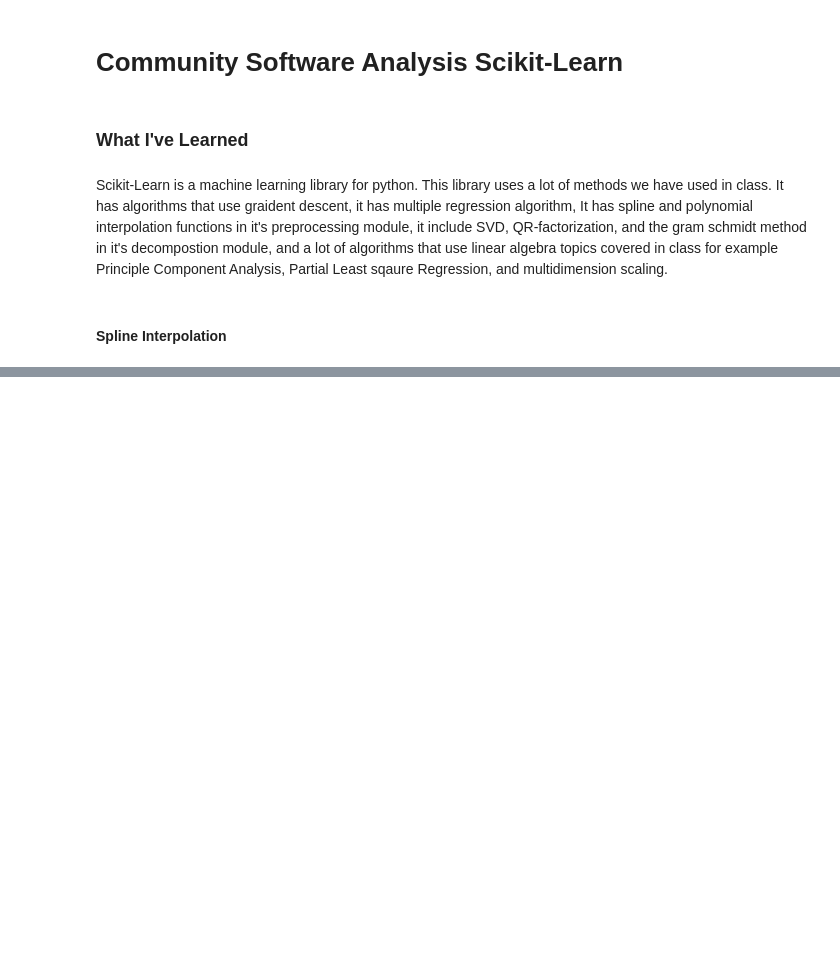
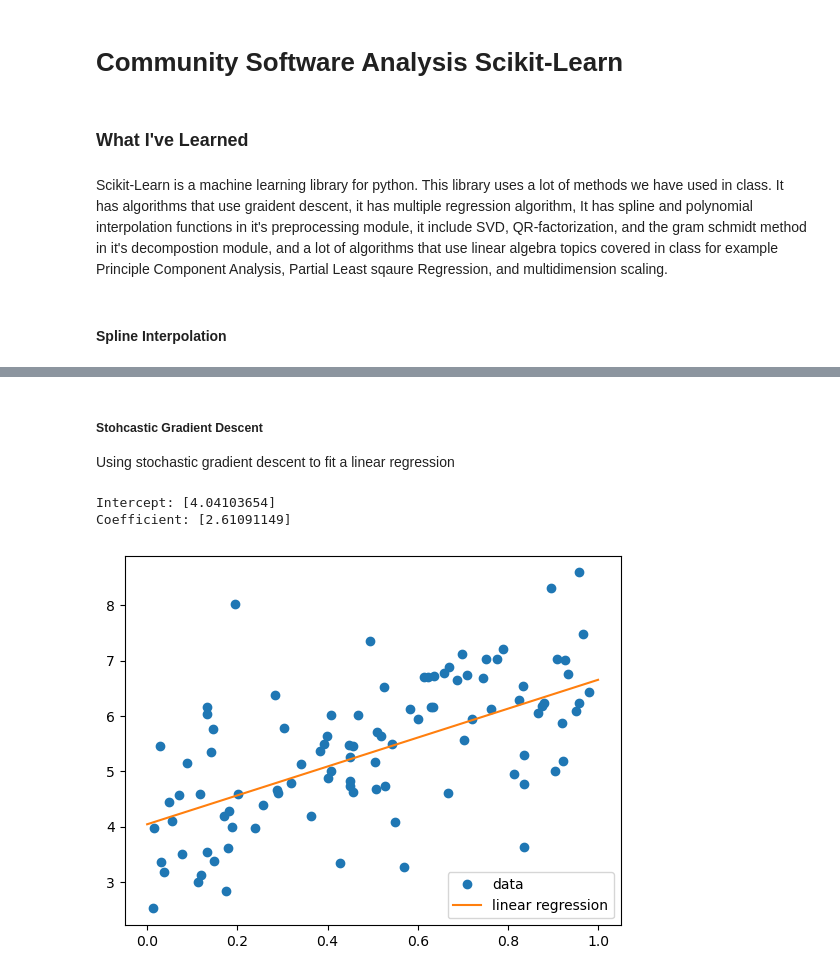
Before and after one commit to cu-numcomp/spring23-community-BlakeP32, a Jupyter notebook: presentation.ipynb, the cells around one changed output, grey strips where cells are left out. Drawn from its saved outputs; the diff is of its cells as text; code cells hidden in the pictures; blank space fills up the shorter version.

```diff
--- a/presentation.ipynb
+++ b/presentation.ipynb
@@ -39,0 +42,27 @@ plt.show()
+# %% [markdown]
+##### Stohcastic Gradient Descent
+
+Using stochastic gradient descent to fit a linear regression
+# %%
+np.random.seed(40)
+X = np.random.rand(100, 1)
+y = 4 + 3 * X + np.random.randn(100, 1)
+
+sgd_reg = SGDRegressor(max_iter=100, eta0=0.1, penalty=None, random_state=42)
+
+sgd_reg.fit(X, y.ravel())
+
+print("Intercept:", sgd_reg.intercept_)
+print("Coefficient:", sgd_reg.coef_)
+
+X_new = np.linspace(0, 1, num=100).reshape(-1, 1)
+y_new = sgd_reg.predict(X_new)
+
+plt.plot(X, y, 'o')
+plt.plot(X_new, y_new, '-')
+plt.legend(['data', 'linear regression'], loc='best')
+plt.show()
+# %% [output]
+Intercept: [4.04103654]
+Coefficient: [2.61091149]
+[figure, added]
```
Also changed, not shown: parts of 3 cells of this notebook.
